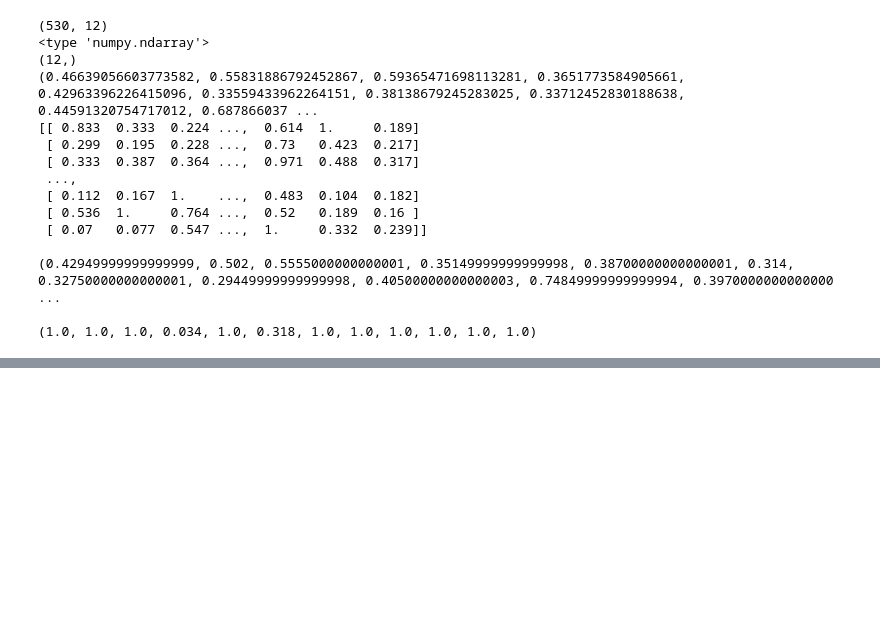
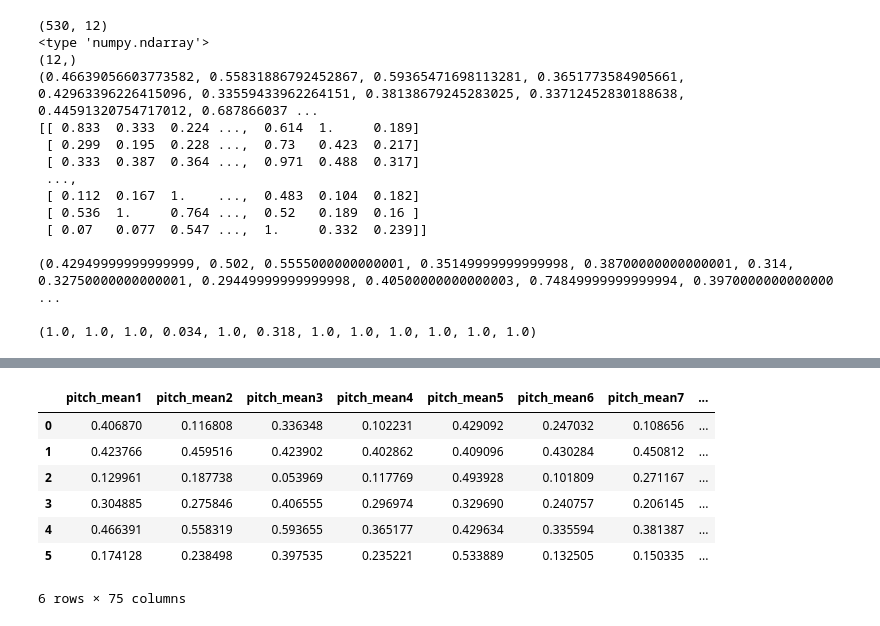
Before and after one commit to trishaandrews/music_explorer, a Jupyter notebook: million_song_subset_explore.ipynb, the cells around one changed output, grey strips where cells are left out. Drawn from its saved outputs; the diff is of its cells as text; code cells hidden in the pictures; blank space fills up the shorter version.

```diff
--- a/million_song_subset_explore.ipynb
+++ b/million_song_subset_explore.ipynb
@@ -219,0 +379,12 @@ print tuple(stats.mode(seg_pitches)[0].tolist()[0])
+# %%
+lasts = df.iloc[:,10:]
+lasts.head(6)
+# %% [output]
+|  | pitch_mean1 | pitch_mean2 | pitch_mean3 | pitch_mean4 | pitch_mean5 | pitch_mean6 | pitch_mean7 | ... |
+| 0 | 0.406870 | 0.116808 | 0.336348 | 0.102231 | 0.429092 | 0.247032 | 0.108656 | ... |
+| 1 | 0.423766 | 0.459516 | 0.423902 | 0.402862 | 0.409096 | 0.430284 | 0.450812 | ... |
+| 2 | 0.129961 | 0.187738 | 0.053969 | 0.117769 | 0.493928 | 0.101809 | 0.271167 | ... |
+| 3 | 0.304885 | 0.275846 | 0.406555 | 0.296974 | 0.329690 | 0.240757 | 0.206145 | ... |
+| 4 | 0.466391 | 0.558319 | 0.593655 | 0.365177 | 0.429634 | 0.335594 | 0.381387 | ... |
+| 5 | 0.174128 | 0.238498 | 0.397535 | 0.235221 | 0.533889 | 0.132505 | 0.150335 | ... |
+6 rows × 75 columns
```
Also changed, not shown: parts of 20 cells of this notebook.
